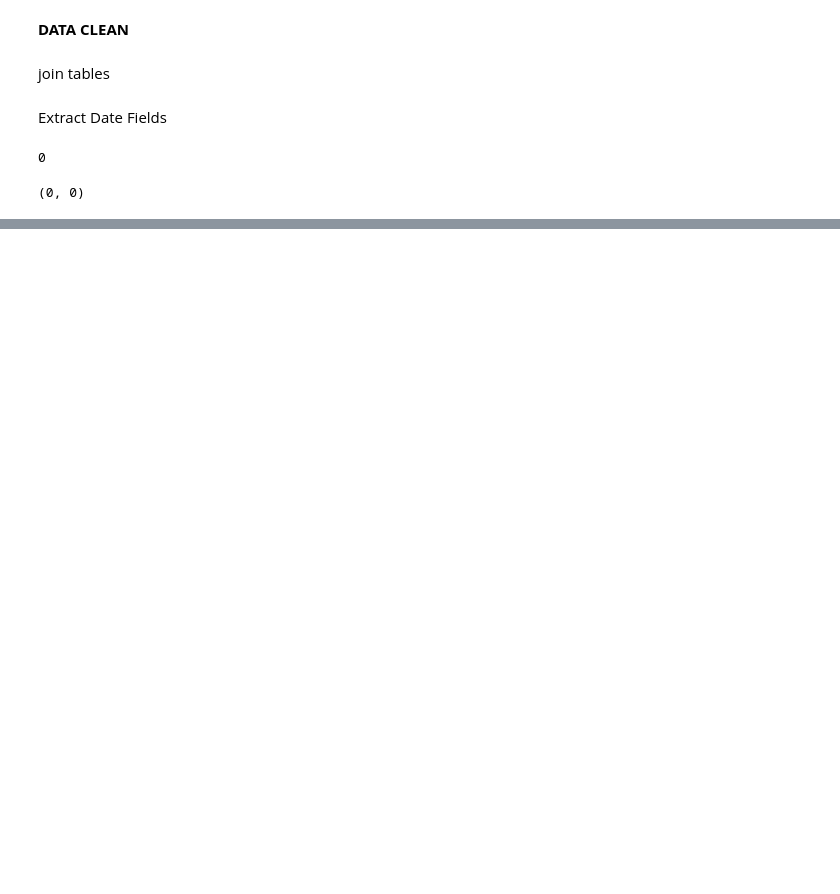
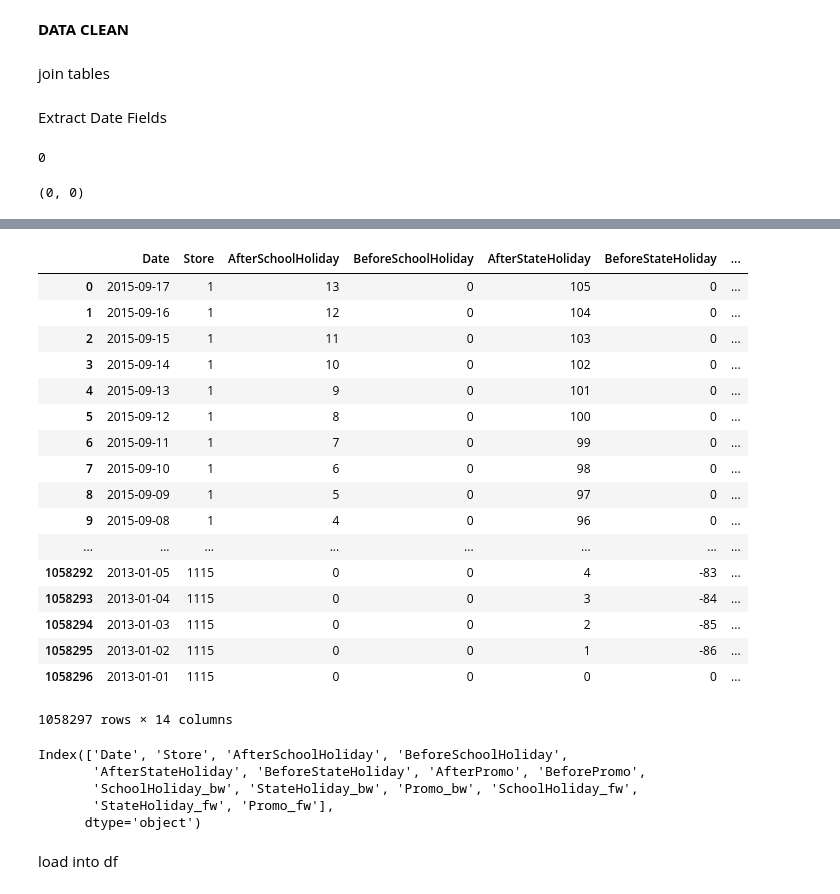
Before and after one commit to yubozhao/RossmanSales, a Jupyter notebook: rossman_sales.ipynb, the cells around one changed output, grey strips where cells are left out. Drawn from its saved outputs; the diff is of its cells as text; code cells hidden in the pictures; blank space fills up the shorter version.

```diff
--- a/rossman_sales.ipynb
+++ b/rossman_sales.ipynb
@@ -177,0 +324,23 @@ len(joined[joined.Mean_TemperatureC.isnull()]),len(joined_test[joined_test.Mean_
+# %%
+df = pd.read_pickle(PATH/'df')
+# %%
+df
+# %% [output]
+|  | Date | Store | AfterSchoolHoliday | BeforeSchoolHoliday | AfterStateHoliday | BeforeStateHoliday | ... |
+| 0 | 2015-09-17 | 1 | 13 | 0 | 105 | 0 | ... |
+| 1 | 2015-09-16 | 1 | 12 | 0 | 104 | 0 | ... |
+| 2 | 2015-09-15 | 1 | 11 | 0 | 103 | 0 | ... |
+| 3 | 2015-09-14 | 1 | 10 | 0 | 102 | 0 | ... |
+| 4 | 2015-09-13 | 1 | 9 | 0 | 101 | 0 | ... |
+| 5 | 2015-09-12 | 1 | 8 | 0 | 100 | 0 | ... |
+| 6 | 2015-09-11 | 1 | 7 | 0 | 99 | 0 | ... |
+| 7 | 2015-09-10 | 1 | 6 | 0 | 98 | 0 | ... |
+| 8 | 2015-09-09 | 1 | 5 | 0 | 97 | 0 | ... |
+| 9 | 2015-09-08 | 1 | 4 | 0 | 96 | 0 | ... |
+| ... | ... | ... | ... | ... | ... | ... | ... |
+| 1058292 | 2013-01-05 | 1115 | 0 | 0 | 4 | -83 | ... |
+| 1058293 | 2013-01-04 | 1115 | 0 | 0 | 3 | -84 | ... |
+| 1058294 | 2013-01-03 | 1115 | 0 | 0 | 2 | -85 | ... |
+| 1058295 | 2013-01-02 | 1115 | 0 | 0 | 1 | -86 | ... |
+| 1058296 | 2013-01-01 | 1115 | 0 | 0 | 0 | 0 | ... |
+1058297 rows × 14 columns
@@ -177,0 +349,8 @@ len(joined[joined.Mean_TemperatureC.isnull()]),len(joined_test[joined_test.Mean_
+# %%
+df.columns
+# %% [output]
+Index(['Date', 'Store', 'AfterSchoolHoliday', 'BeforeSchoolHoliday',
+       'AfterStateHoliday', 'BeforeStateHoliday', 'AfterPromo', 'BeforePromo',
+       'SchoolHoliday_bw', 'StateHoliday_bw', 'Promo_bw', 'SchoolHoliday_fw',
+       'StateHoliday_fw', 'Promo_fw'],
+      dtype='object')
@@ -177,0 +372,2 @@ len(joined[joined.Mean_TemperatureC.isnull()]),len(joined_test[joined_test.Mean_
+# %% [markdown]
+load into df
```
Also changed, not shown: parts of 113 cells of this notebook.
